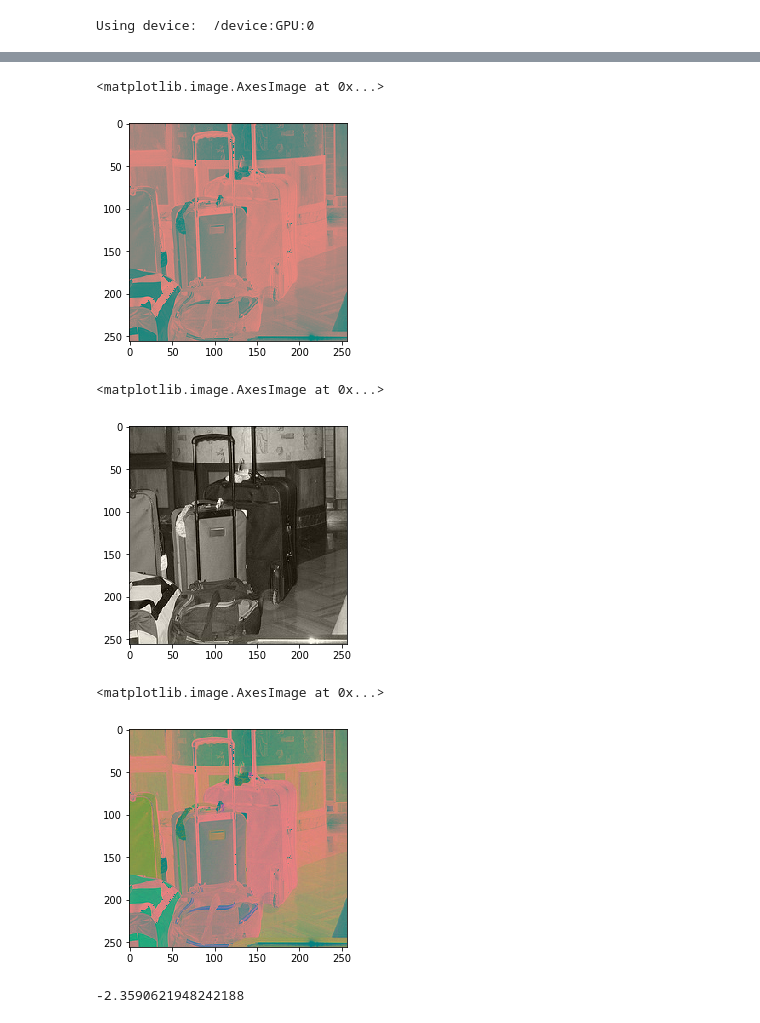
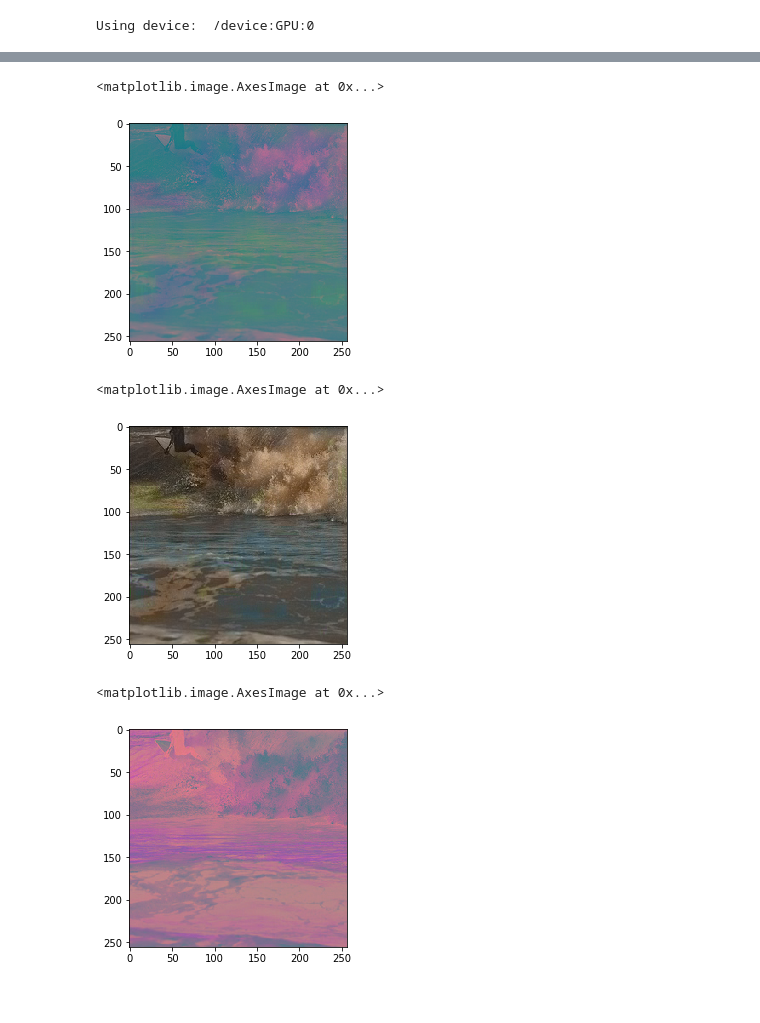
Before and after one commit to kkhosla96/cs231n-project, a Jupyter notebook: project_inception.ipynb, the cells around one changed output, grey strips where cells are left out. Cells and saved outputs as stored; diff of their text form; code cells hidden in the pictures.

Commit message:
just run the inception notebook to see some photos

```diff
--- a/project_inception.ipynb
+++ b/project_inception.ipynb
@@ -48,7 +50,9 @@ def crop_center(img, cropx, cropy):
 # %%
 train_dir = './train2017/'
 
+num_train = 30000
 image_names = os.listdir(train_dir)
+image_names = random.sample(image_names, num_train)
 print(len(image_names))
 
 %matplotlib inline
@@ -140,7 +169,7 @@ imshow(RGBtoGray(random_example), cmap="gray")
 <matplotlib.image.AxesImage at 0x...>
 [figure]
 # %%
-x, x_res, y = process_image(random_example, H, W, H_resnet, W_resnet)
+x, y = process_image(random_example, H, W)
 # %%
 # the x
 print(x.shape)
@@ -179,10 +207,10 @@ print('Using device: ', device)
 # %% [output]
 Using device:  /device:GPU:0
 # %%
-model_file = 'model_inception.json'
-weights_file = 'weights_inception.h5'
+model_file = 'model_inceptionv2.json'
+weights_file = 'weights_inceptionv2.h5'
 model_path = os.path.join("./", model_file)
 weights_path = os.path.join("./", weights_file)
-use_saved = False
-save = True
-train = True
+use_saved = True
+save = False
+train = False
@@ -270,18 +358,9 @@ saved weights and model
 # %%
-image_name = used_images[-1]
-showoff = np.load(os.path.join("./train2017/", image_name))
-
-showoff_x, showoff_x_inception_input, showoff_y = process_image(showoff, H, W, H_resnet, W_resnet)
-
-res_output = inception.predict(showoff_x_inception_input[np.newaxis, :, :, :])
-prediction = my_model.predict([showoff_x[np.newaxis, :, :, np.newaxis], res_output])
+image_name = random.choice(val_used)
+showoff = np.load(os.path.join("./val2017/", image_name))
+showoff_x, showoff_y = process_image(showoff, H, W)
+prediction = my_model.predict(showoff_x[np.newaxis, :, :, :])
 prediction = np.reshape(prediction, (H, W, 2))
-
-print(np.mean((128 * (prediction - showoff_y))**2))
-
-showoff_x = denormalize_image(showoff_x)
-showoff_y = denormalize_image(showoff_y)
-prediction = denormalize_image(prediction)
-
-imshow(showoff_x, cmap="gray")
+print(image_name)
+print(np.mean((prediction - showoff_y)**2))
 # %% [output]
@@ -291,32 +374,29 @@ imshow(showoff_x, cmap="gray")
 # %%
 im = np.zeros((H, W, C))
-im[:, :, 0] = showoff_x[:, :]
+im[:, :, 0] = showoff_x[:, :, 0]
 im[:, :, 1] = prediction[:, :, 0]
 im[:, :, 2] = prediction[:, :, 1]
 im[im < 0] = 0
 imshow(im)
 # %% [output]
 <matplotlib.image.AxesImage at 0x...>
-[figure, old version]
+[figure, new version]
 # %%
 # converting into RGB gives us
-imshow(YCCtoRGB(im))
+imshow(YCCtoRGB(255 * im))
 # %% [output]
 <matplotlib.image.AxesImage at 0x...>
-[figure, old version]
+[figure, new version]
 # %%
 should_be = np.zeros((H, W, C))
-should_be[:, :, 0] = showoff_x[:, :]
-should_be[:, :, 1] = showoff_y[:, :, 0]
-should_be[:, :, 2] = showoff_y[:, :, 1]
+should_be[:, :, 0] = 255 * showoff_x[:, :, 0]
+should_be[:, :, 1] = 255 * showoff_y[:, :, 0]
+should_be[:, :, 2] = 255 * showoff_y[:, :, 1]
+
 imshow(should_be)
 # %% [output]
 <matplotlib.image.AxesImage at 0x...>
-[figure, old version]
+[figure, new version]
-# %%
-print(np.mean((im - should_be)[:, :, 1:]))
-# %% [output]
--2.3590621948242188
 # %%
 # real image
 imshow(YCCtoRGB(should_be))
```
Also changed, not shown: parts of 17 cells of this notebook, 3 other files.
